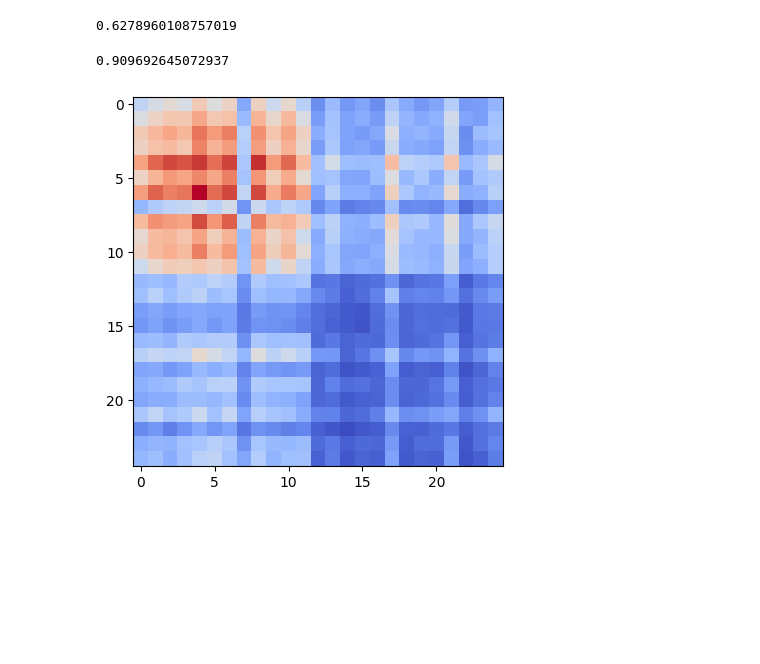
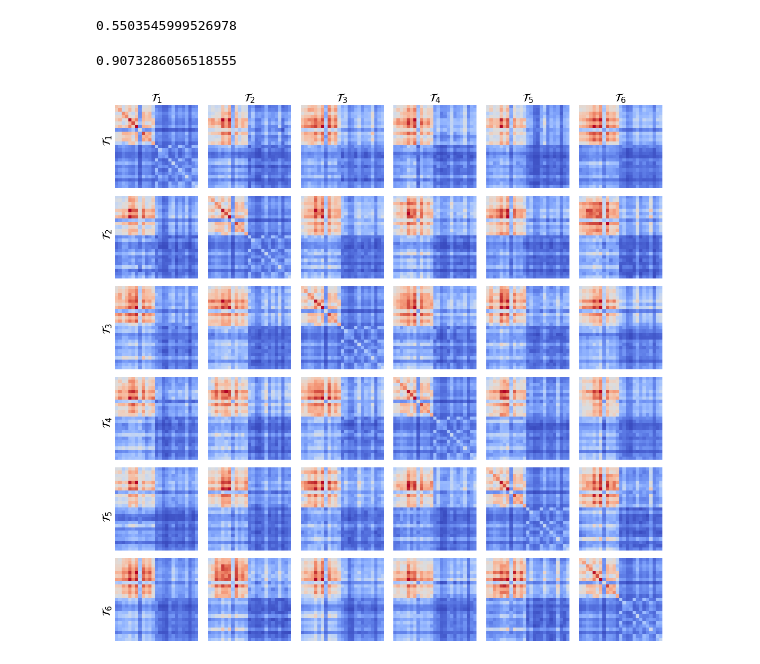
Before and after one commit to alessandrobreccia99/Infinite_width_Continual_Learning, a Jupyter notebook: DMFT.ipynb, the cells around one changed output. Cells and saved outputs as stored; diff of their text form; code cells hidden in the pictures; blank space fills up the shorter version.

```diff
--- a/DMFT.ipynb
+++ b/DMFT.ipynb
@@ -1,7 +1,7 @@
 # %%
 import torch
 import torch.nn as nn
-from pyhessian import hessian
+#from pyhessian import hessian
 import pandas as pd
 import matplotlib.pyplot as plt
 import numpy as np
@@ -9,11 +9,12 @@ import numpy as np
 import torch.nn.functional as F
 import scipy as sp
 
+colors = ['blue', 'darkorange','green','red','purple','brown','pink', 'gray', 'olive', 'cyan' , 'darkgreen']
 epochs = 200
 n_tasks = 5
 L = 0
-gamma0 = 1
-widths = [2048*2]
+gamma0 = 2
+widths = [4096]
 device = 'mps'
 gen = torch.Generator(device=device)
 gen.manual_seed(1234)
@@ -80,7 +81,7 @@ for dig1, dig2 in zip([0],[1]):
     X = X[indeces]
 
     Y_temp = torch.tensor(test['label'].to_numpy(), device=device)
-    Y_test = torch.tensor([[y*1.0- torch.min(Y_temp)] for y in Y_temp], device=device)
+    Y_test = torch.tensor([[y*1.0 - torch.min(Y_temp)] for y in Y_temp], device=device)
 
     tasks.append(X)
     tasks_test.append(X_test)
@@ -274,7 +340,8 @@ def computeCorr(h1,h2,z,typekern):
 fig, ax = plt.subplots(5,5, figsize=(20,10))
 for i in range(5):
     for j in range(5):
-        ax[i,j].imshow(tasks[0][i*5+j].view(28,28).cpu(), cmap='gray')
+        ax[i,j].imshow(tasks[1][i*5+j].view(28,28).cpu(), cmap='gray')
+        ax[i,j].axis('off')
 
 plt.tight_layout()
 # %% [output]
@@ -282,7 +349,8 @@ plt.tight_layout()
 # %%
-save_out = False
+save_out = True
 D = X.shape[1]
 P = len(X)
+norm = torch.empty
 
 for regime in ['mup']:
     for N in widths:
@@ -310,6 +378,9 @@ for regime in ['mup']:
 
         for t,Xt in enumerate(tasks):
                 for epoch in range(epochs):
+                            if epoch==0 and t==0:
+                                out, _ , _ = mlp(Xt)
+                                out_at_0 = out.detach().clone()
 
                             running_loss = 0.0
 
@@ -322,7 +393,7 @@ for regime in ['mup']:
                             optimizer.zero_grad()
 
                             out, _ , _ = mlp(Xt)
-                            losscurr = MSE(out, Y)*0.5
+                            losscurr = MSE(out-out_at_0, Y)*0.5
 
                             losscurr.backward()
 
@@ -351,11 +422,11 @@ mlp = mlp.eval()
 # %%
 (torch.sum(torch.round(mlp(X_test)[0]) == Y_test)/len(Y_test)).item()
 # %% [output]
-0.6278960108757019
+0.5503545999526978
 # %%
 (torch.sum(torch.round(mlp(tasks_test[1])[0]) == Y_test)/len(Y_test)).item()
 # %% [output]
-0.909692645072937
+0.9073286056518555
 # %%
 D = X.shape[1]
 N = widths[-1]
@@ -366,10 +437,21 @@ for i in range(n_tasks+1):
     for j in range(n_tasks+1):
        Ks[i,j] = tasks[i] @ tasks[j].T / D
 # %%
-plt.imshow(Ks[0,1], cmap='coolwarm')
-plt.show()
+fig, ax = plt.subplots(n_tasks+1,n_tasks+1, figsize = (11,11))
+for i in range(n_tasks+1):
+    for j in range(n_tasks+1):
+        ax[i,j].imshow(Ks[i,j], cmap='coolwarm')
+        ax[i,j].axis('off')
+
+for i in range(n_tasks+1):
+    ax[0,i].set_title(f'$\mathcal{{T}}_{{{i+1}}}$', fontsize=16)
+
+for j in range(n_tasks+1):
+    fig.text(0.002, (6-j)/6.0 - 1/12-1/64, f'$\mathcal{{T}}_{{{j+1}}}$', va='center', ha='center', fontsize=16, rotation='vertical')
+
+plt.tight_layout()
 # %% [output]
-[figure, old version]
+[figure, new version]
 # %%
 S = 10000
 relu = True
```
Also changed, not shown: parts of 33 cells of this notebook, 3 other files.
